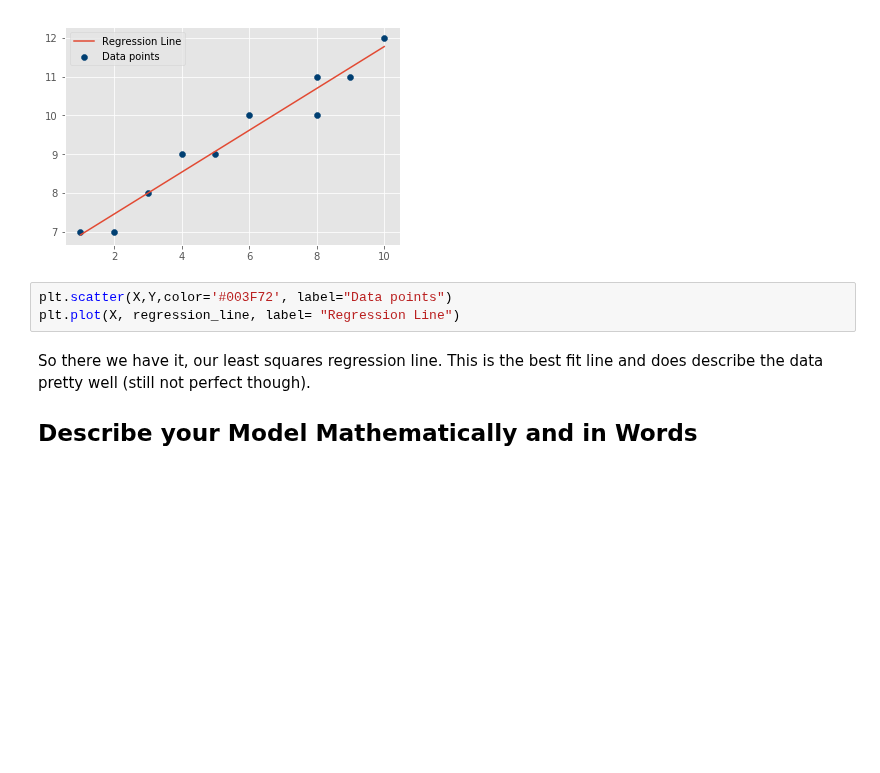
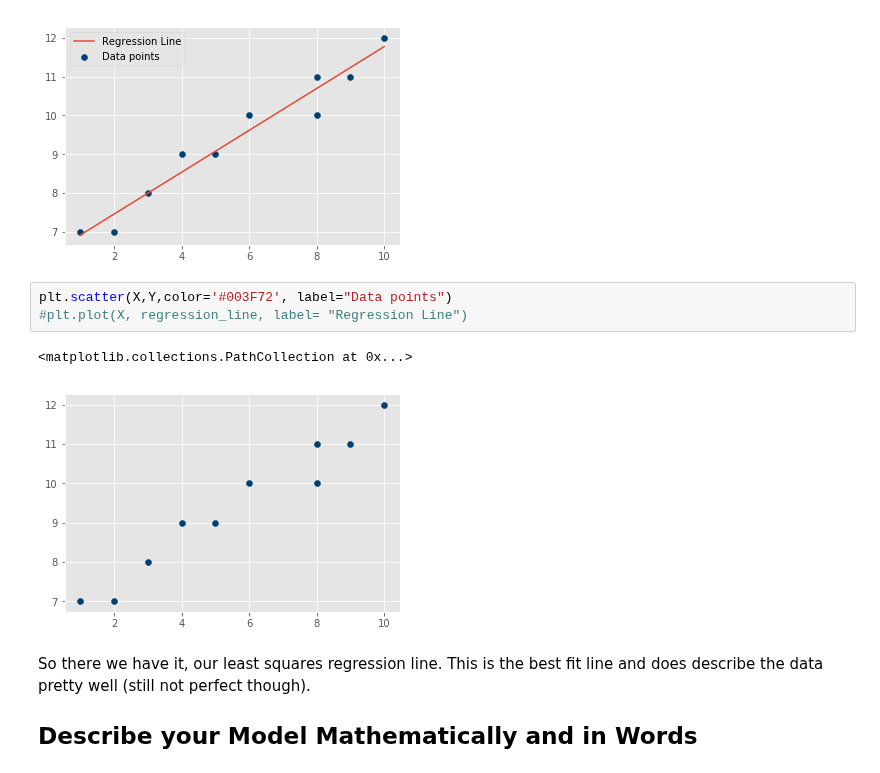
Before and after one commit to yuwenwang169/dsc-enterprise-hsbc-simple-linear-regression-lab-hsbc-ds-081319, a Jupyter notebook: index.ipynb, the cells around one changed output. Saved outputs shown, nothing was run; the diff lists cells and outputs as text; blank space fills up the shorter version.

```diff
--- a/index.ipynb
+++ b/index.ipynb
@@ -137,7 +137,10 @@ regression_line
 [figure]
 # %%
 plt.scatter(X,Y,color='#003F72', label="Data points")
-plt.plot(X, regression_line, label= "Regression Line")
+#plt.plot(X, regression_line, label= "Regression Line")
+# %% [output]
+<matplotlib.collections.PathCollection at 0x...>
+[figure, added]
 # %% [markdown]
 So there we have it, our least squares regression line. This is the best fit line and does describe the data pretty well (still not perfect though).
 
```
